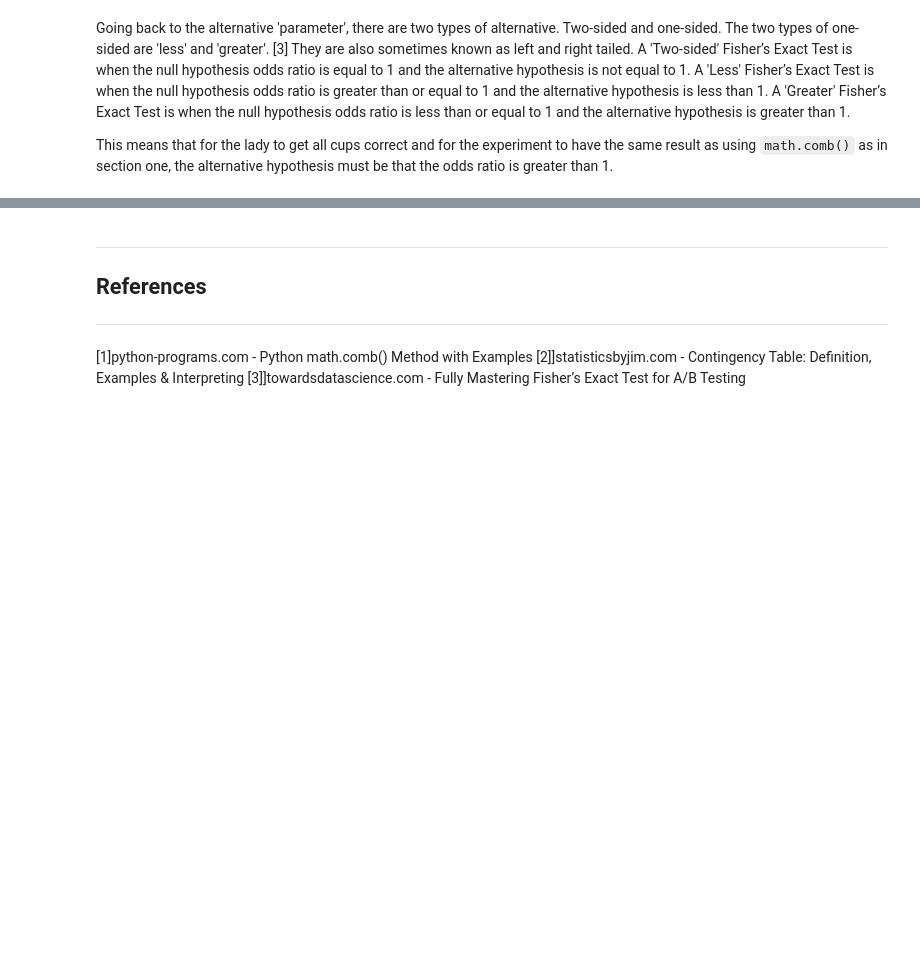
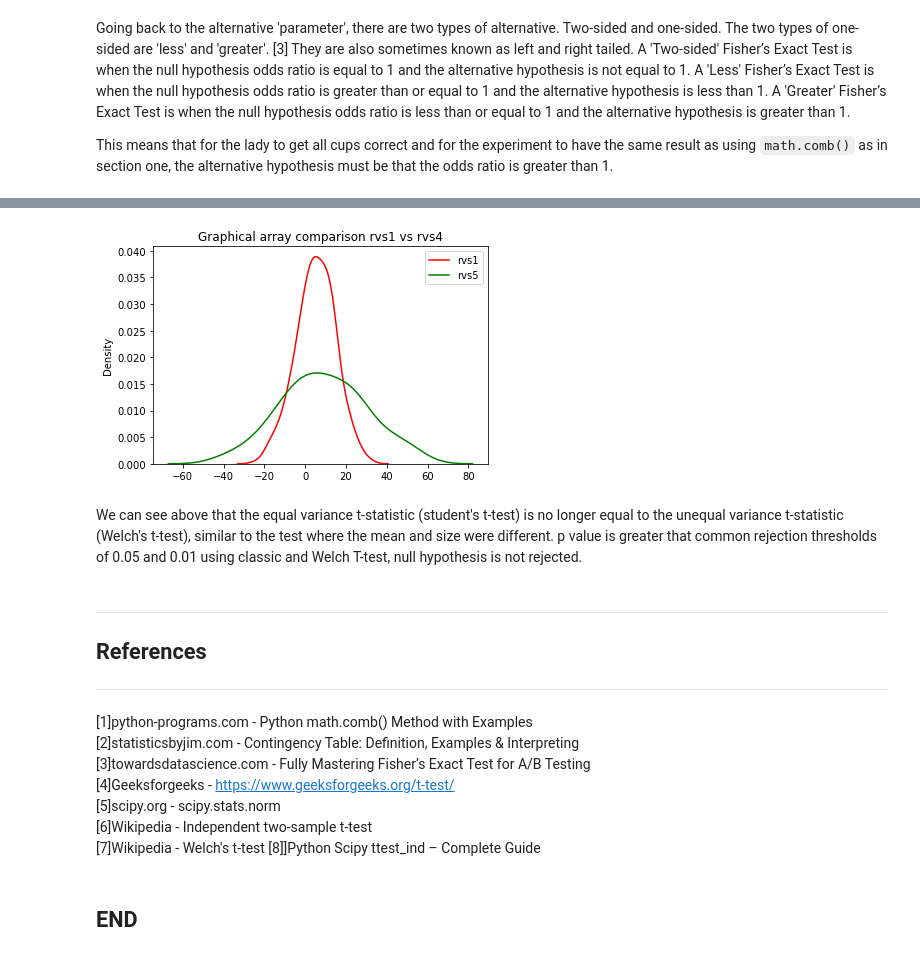
Before and after one commit to angelinka/machine_learning_assessment, a Jupyter notebook: practicals/01-statistics-exercises.ipynb, the cells around one changed output, grey strips where cells are left out. Saved outputs shown, nothing was run; the diff lists cells and outputs as text; code cells hidden in the pictures; blank space fills up the shorter version.

```diff
--- a/practicals/01-statistics-exercises.ipynb
+++ b/practicals/01-statistics-exercises.ipynb
@@ -189,9 +313,27 @@ This means that for the lady to get all cups correct and for the experiment to h
+# %%
+# Plot for generated array visualization and comparison
+sns.kdeplot(rvs1, color='red', label='rvs1')
+sns.kdeplot(rvs5, color='green', label='rvs5')
+plt.legend()
+plt.title('Graphical array comparison rvs1 vs rvs4')
+plt.show()
+# %% [output]
+[figure, added]
+# %% [markdown]
+We can see above that the equal variance t-statistic (student's t-test) is no longer equal to the unequal variance t-statistic (Welch's t-test), similar to the test where the mean and size were different. p value is greater that common rejection thresholds of 0.05 and 0.01 using classic and Welch T-test, null hypothesis is not rejected.
 # %% [markdown]
 ***
 
 ## References
 
 ***
-[1]python-programs.com - Python math.comb() Method with Examples
-[2]]statisticsbyjim.com - Contingency Table: Definition, Examples & Interpreting
-[3]]towardsdatascience.com - Fully Mastering Fisher’s Exact Test for A/B Testing
+[1]python-programs.com - Python math.comb() Method with Examples<br>
+[2]statisticsbyjim.com - Contingency Table: Definition, Examples & Interpreting<br>
+[3]towardsdatascience.com - Fully Mastering Fisher’s Exact Test for A/B Testing<br>
+[4]Geeksforgeeks - https://www.geeksforgeeks.org/t-test/<br>
+[5]scipy.org - scipy.stats.norm<br>
+[6]Wikipedia - Independent two-sample t-test<br>
+[7]Wikipedia - Welch's t-test
+[8]]Python Scipy ttest_ind – Complete Guide
+# %% [markdown]
+## END
```
Also changed, not shown: parts of 24 cells of this notebook.
